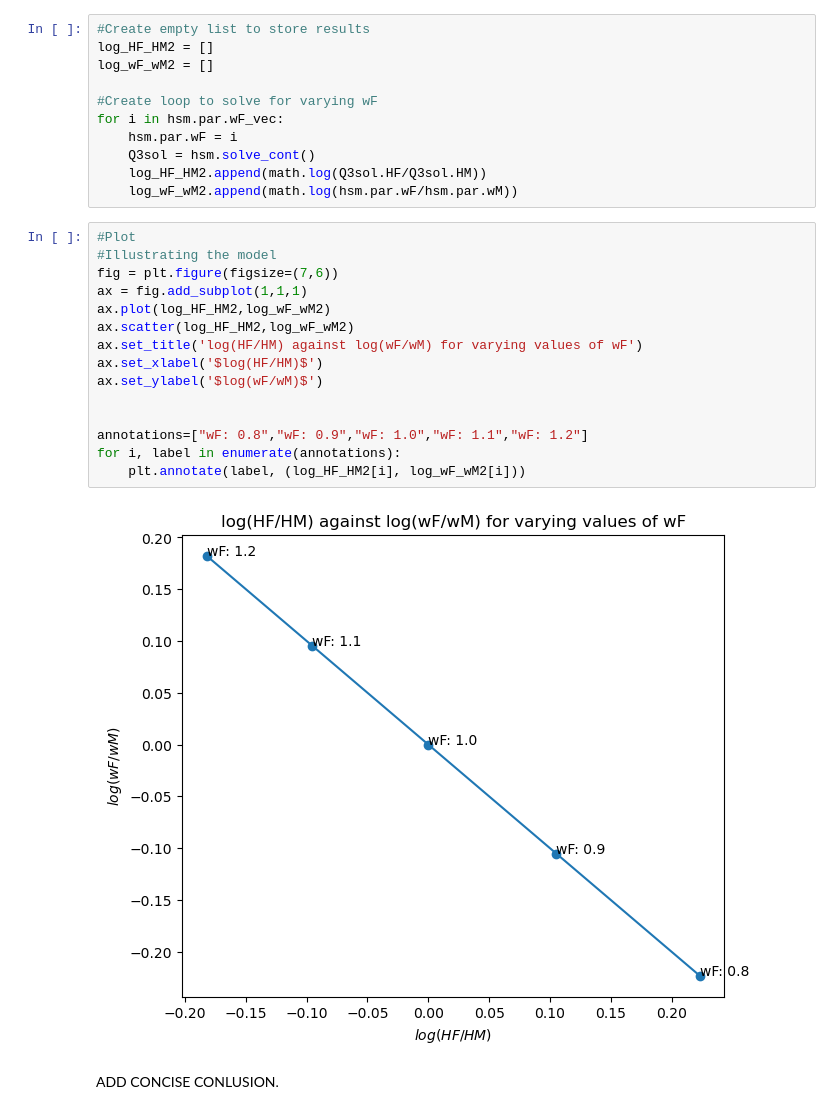
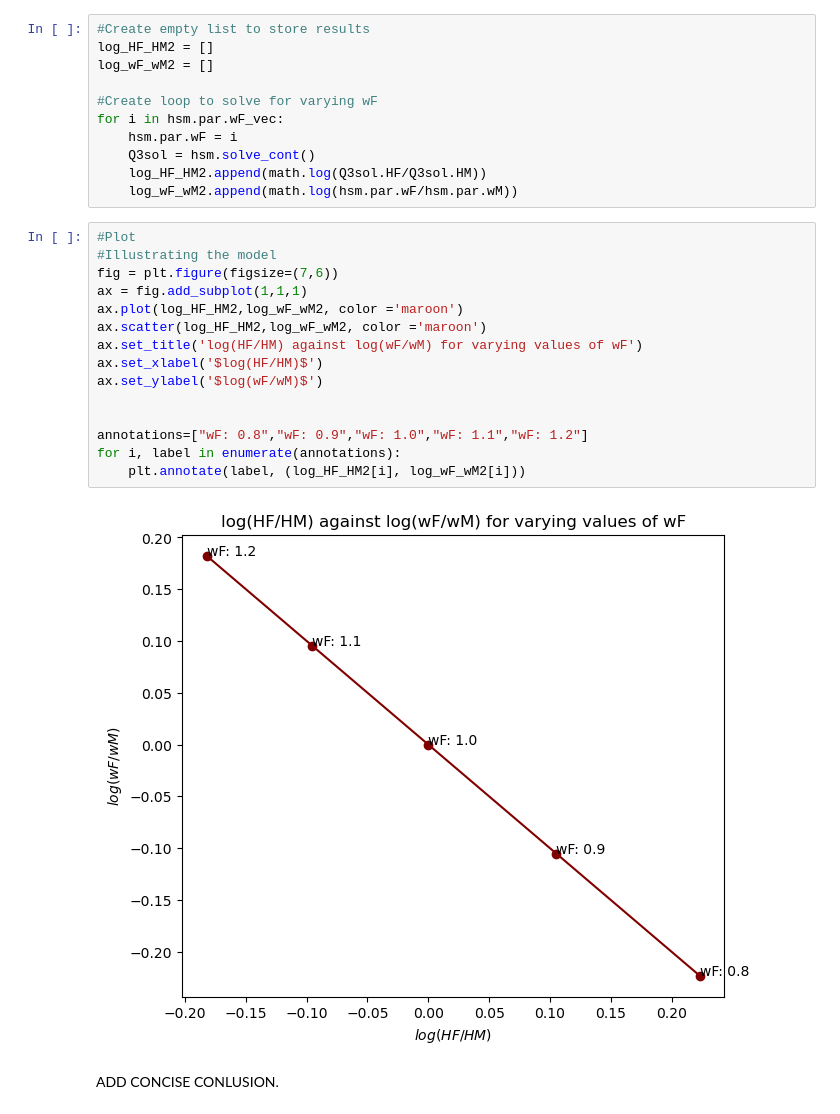
Before and after one commit to NumEconCopenhagen/projects-2023-ctrl-alt-elite, a Jupyter notebook: inauguralproject/inauguralproject.ipynb, the cells around one changed output. Drawn from its saved outputs; the diff is of its cells as text.

```diff
--- a/inauguralproject/inauguralproject.ipynb
+++ b/inauguralproject/inauguralproject.ipynb
@@ -184,20 +184,20 @@ for i in hsm.par.wF_vec:
 # %%
 #Plot
 #Illustrating the model
 fig = plt.figure(figsize=(7,6))
 ax = fig.add_subplot(1,1,1)
-ax.plot(log_HF_HM2,log_wF_wM2)
-ax.scatter(log_HF_HM2,log_wF_wM2)
+ax.plot(log_HF_HM2,log_wF_wM2, color ='maroon')
+ax.scatter(log_HF_HM2,log_wF_wM2, color ='maroon')
 ax.set_title('log(HF/HM) against log(wF/wM) for varying values of wF')
 ax.set_xlabel('$log(HF/HM)$')
 ax.set_ylabel('$log(wF/wM)$')
 
 
 annotations=["wF: 0.8","wF: 0.9","wF: 1.0","wF: 1.1","wF: 1.2"]
 for i, label in enumerate(annotations):
     plt.annotate(label, (log_HF_HM2[i], log_wF_wM2[i]))
 # %% [output]
-[figure, old version]
+[figure, new version]
 # %% [markdown]
 ADD CONCISE CONLUSION.
 # %% [markdown]
```
Also changed, not shown: parts of 3 cells of this notebook.
